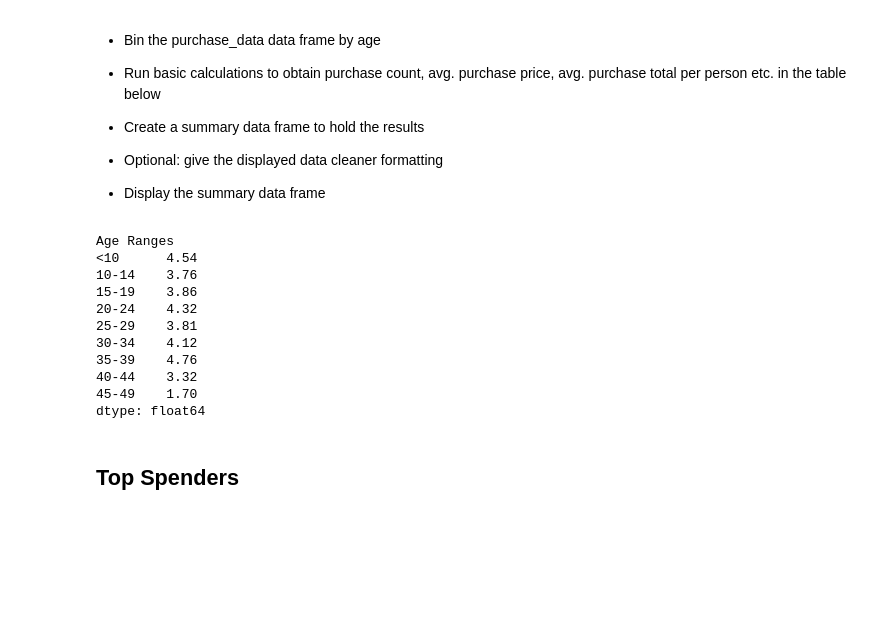
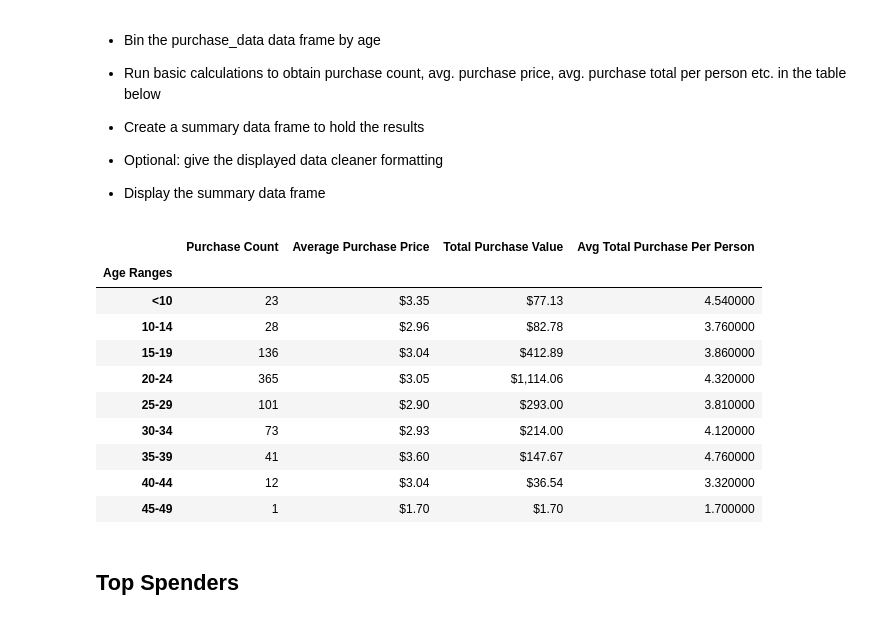
Before and after one commit to meghanvl/game_analysis, a Jupyter notebook: HeroesOfPymoli/HeroesOfPymoli_starter.ipynb, the cells around one changed output. Saved outputs shown, nothing was run; the diff lists cells and outputs as text; code cells hidden in the pictures; blank space fills up the shorter version.

```diff
--- a/HeroesOfPymoli/HeroesOfPymoli_starter.ipynb
+++ b/HeroesOfPymoli/HeroesOfPymoli_starter.ipynb
@@ -166,26 +166,25 @@ age_analysis
 # %%
 purchase_age_count = age_group["Age By Group"].count()
 average_age_purchase_price = age_group["Price"].mean()
 total_per_person = age_group["Price"].sum()
-age_totals = age_group["SN"].nunique()
-average_total_per_person = round(total_per_person/age_totals,2)
+average_total_per_person = round(total_per_person/age_totals, 2)
 age_summary = pd.DataFrame({"Purchase Count": purchase_age_count, "Average Purchase Price": average_age_purchase_price,
                             "Total Purchase Value": total_per_person, "Avg Total Purchase Per Person": average_total_per_person})
 age_summary.index.name = "Age Ranges"
 age_summary = age_summary.style.format({"Average Purchase Price": "${:.2f}", "Total Purchase Value": "${:,.2f}", "Avg Total Purchase per Person": "${:.2f}"})
-print(average_total_per_person)
+age_summary
 # %% [output]
-Age Ranges
-<10      4.54
-10-14    3.76
-15-19    3.86
-20-24    4.32
-25-29    3.81
-30-34    4.12
-35-39    4.76
-40-44    3.32
-45-49    1.70
-dtype: float64
+|  | Purchase Count | Average Purchase Price | Total Purchase Value | Avg Total Purchase Per Person |
+| Age Ranges |  |  |  |  |
+| <10 | 23 | $3.35 | $77.13 | 4.540000 |
+| 10-14 | 28 | $2.96 | $82.78 | 3.760000 |
+| 15-19 | 136 | $3.04 | $412.89 | 3.860000 |
+| 20-24 | 365 | $3.05 | $1,114.06 | 4.320000 |
+| 25-29 | 101 | $2.90 | $293.00 | 3.810000 |
+| 30-34 | 73 | $2.93 | $214.00 | 4.120000 |
+| 35-39 | 41 | $3.60 | $147.67 | 4.760000 |
+| 40-44 | 12 | $3.04 | $36.54 | 3.320000 |
+| 45-49 | 1 | $1.70 | $1.70 | 1.700000 |
 # %% [markdown]
 ## Top Spenders
 # %% [markdown]
```
Also changed, not shown: parts of 3 cells of this notebook.
